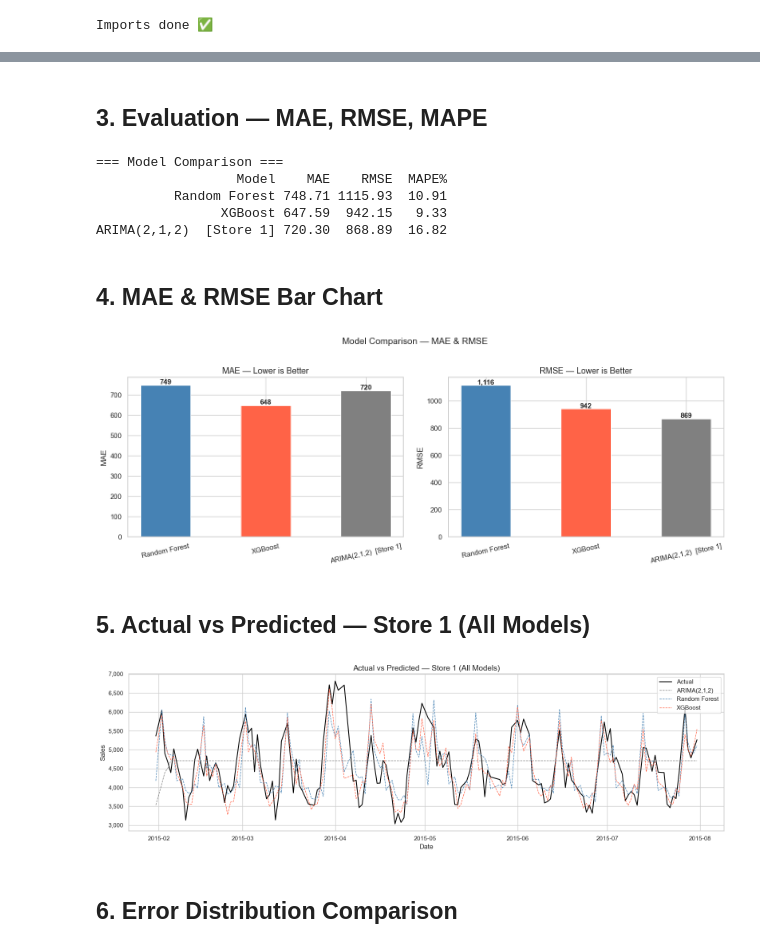
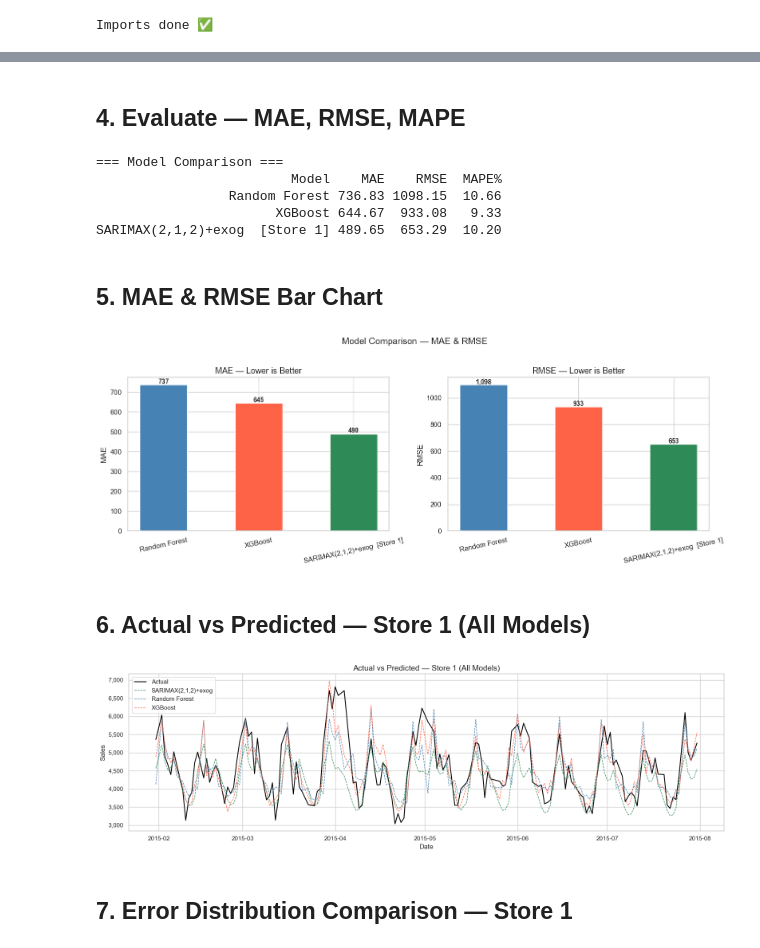
Before and after one commit to Codex610/sales-forecasting-time-series, a Jupyter notebook: notebooks/05_model_comparison.ipynb, the cells around one changed output, grey strips where cells are left out. Cells and saved outputs as stored; diff of their text form; code cells hidden in the pictures.

Commit message:
done till arima

```diff
--- a/notebooks/05_model_comparison.ipynb
+++ b/notebooks/05_model_comparison.ipynb
@@ -17,9 +15,9 @@ import pandas as pd
 import matplotlib.pyplot as plt
 import matplotlib.ticker as mticker
 import seaborn as sns
-import pickle
-import warnings
+import pickle, warnings
 
+from statsmodels.tsa.statespace.sarimax import SARIMAX
 from sklearn.metrics import mean_absolute_error, mean_squared_error
 
 warnings.filterwarnings('ignore')
@@ -27,6 +25,15 @@ sns.set_theme(style='whitegrid', palette='muted')
 plt.rcParams.update({'figure.figsize': (14, 5), 'axes.titlesize': 13})
 
 STORE_ID = 1
+
+EXOG_FEATURES = [
+    'Promo', 'SchoolHoliday', 'IsPublicHoliday', 'IsChristmas',
+    'IsMonday', 'IsSaturday', 'IsMonthEnd', 'IsQ4',
+    'BeforeHoliday', 'AfterHoliday', 'Promo_x_Monday', 'Promo_x_SchoolHol',
+    'fourier_weekly_sin_7_1', 'fourier_weekly_cos_7_1',
+    'fourier_annual_sin_365_1', 'fourier_annual_cos_365_1',
+]
+
 print('Imports done ✅')
 # %% [output]
 Imports done ✅
@@ -49,12 +55,8 @@ Features    : 94
 # %%
 with open('../models/random_forest.pkl', 'rb') as f:
     rf_model = pickle.load(f)
-
 with open('../models/xgboost.pkl', 'rb') as f:
     xgb_model = pickle.load(f)
 
-with open('../models/arima_model.pkl', 'rb') as f:
-    arima_model = pickle.load(f)
-
-print('All models loaded ✅')
+print('ML models loaded ✅')
 # %% [output]
@@ -78,73 +141,68 @@ ARIMA predictions    : 150 (Store 1)
 # %% [markdown]
-## 3. Evaluation — MAE, RMSE, MAPE
+## 4. Evaluate — MAE, RMSE, MAPE
 # %%
 def evaluate(actual, predicted, label):
     mae  = mean_absolute_error(actual, predicted)
     rmse = np.sqrt(mean_squared_error(actual, predicted))
     mape = np.mean(np.abs((actual - predicted) / (actual + 1e-8))) * 100
-    return {'Model': label, 'MAE': round(mae, 2), 'RMSE': round(rmse, 2), 'MAPE%': round(mape, 2)}
+    return {'Model': label, 'MAE': round(mae, 2),
+            'RMSE': round(rmse, 2), 'MAPE%': round(mape, 2)}
 
 results = [
-    evaluate(y_val_actual, rf_pred,    'Random Forest'),
-    evaluate(y_val_actual, xgb_pred,   'XGBoost'),
-    evaluate(arima_actual, arima_pred, f'ARIMA(2,1,2)  [Store {STORE_ID}]'),
+    evaluate(y_val_actual, rf_pred,  'Random Forest'),
+    evaluate(y_val_actual, xgb_pred, 'XGBoost'),
+    evaluate(act_a, sx_a,            f'SARIMAX(2,1,2)+exog  [Store {STORE_ID}]'),
 ]
-
 results_df = pd.DataFrame(results)
 print('\n=== Model Comparison ===')
 print(results_df.to_string(index=False))
 # %% [output]
 === Model Comparison ===
-                  Model    MAE    RMSE  MAPE%
-          Random Forest 748.71 1115.93  10.91
-                XGBoost 647.59  942.15   9.33
-ARIMA(2,1,2)  [Store 1] 720.30  868.89  16.82
+                         Model    MAE    RMSE  MAPE%
+                 Random Forest 736.83 1098.15  10.66
+                       XGBoost 644.67  933.08   9.33
+SARIMAX(2,1,2)+exog  [Store 1] 489.65  653.29  10.20
 # %% [markdown]
-## 4. MAE & RMSE Bar Chart
+## 5. MAE & RMSE Bar Chart
 # %%
-colors = ['steelblue', 'tomato', 'gray']
+colors = ['steelblue', 'tomato', 'seagreen']
 fig, axes = plt.subplots(1, 2, figsize=(14, 5))
-
 for ax, metric in zip(axes, ['MAE', 'RMSE']):
     bars = ax.bar(results_df['Model'], results_df[metric],
                   color=colors, edgecolor='white', width=0.5)
     ax.set_title(f'{metric} — Lower is Better')
     ax.set_ylabel(metric)
     ax.tick_params(axis='x', rotation=12)
     for bar, val in zip(bars, results_df[metric]):
-        ax.text(bar.get_x() + bar.get_width() / 2,
-                bar.get_height() + 5,
-                f'{val:,.0f}', ha='center', fontweight='bold', fontsize=11)
-
+        ax.text(bar.get_x() + bar.get_width()/2, bar.get_height() + 5,
+                f'{val:,.0f}', ha='center', fontweight='bold', fontsize=10)
 plt.suptitle('Model Comparison — MAE & RMSE', fontsize=14, y=1.02)
 plt.tight_layout()
 plt.savefig('../reports/figures/final_comparison.png', dpi=150)
 plt.show()
 # %% [output]
-[figure, old version]
+[figure, new version]
 # %% [markdown]
-## 5. Actual vs Predicted — Store 1 (All Models)
+## 6. Actual vs Predicted — Store 1 (All Models)
 # %%
-dates_s    = val_df.loc[store_mask, 'Date'].values
-rf_pred_s  = rf_pred[store_mask]
-xgb_pred_s = xgb_pred[store_mask]
-
 fig, ax = plt.subplots(figsize=(16, 5))
-ax.plot(dates_s, arima_actual, color='black',     linewidth=1.5, label='Actual')
-ax.plot(dates_s, arima_pred,   color='gray',      linewidth=1.0, linestyle='--', label='ARIMA(2,1,2)')
-ax.plot(dates_s, rf_pred_s,    color='steelblue', linewidth=1.0, linestyle='--', label='Random Forest')
-ax.plot(dates_s, xgb_pred_s,   color='tomato',    linewidth=1.0, linestyle='--', label='XGBoost')
-
+ax.plot(dates_s1, act_a,  color='black',    linewidth=1.5, label='Actual')
+ax.plot(dates_s1, sx_a,   color='seagreen', linewidth=1.0,
+        linestyle='--', label='SARIMAX(2,1,2)+exog')
+ax.plot(dates_s1, rf_a,   color='steelblue',linewidth=1.0,
+        linestyle='--', label='Random Forest')
+ax.plot(dates_s1, xgb_a,  color='tomato',   linewidth=1.0,
+        linestyle='--', label='XGBoost')
 ax.set_title(f'Actual vs Predicted — Store {STORE_ID} (All Models)', fontsize=14)
 ax.set_xlabel('Date')
 ax.set_ylabel('Sales')
-ax.yaxis.set_major_formatter(mticker.FuncFormatter(lambda x, _: f'{x:,.0f}'))
+ax.yaxis.set_major_formatter(mticker.FuncFormatter(lambda x,_: f'{x:,.0f}'))
 ax.legend()
 plt.tight_layout()
 plt.savefig('../reports/figures/all_models_forecast.png', dpi=150)
 plt.show()
 # %% [output]
-[figure, old version]
+[figure, new version]
 # %% [markdown]
-## 6. Error Distribution Comparison
+## 7. Error Distribution Comparison — Store 1
 # %%
```
Also changed, not shown: parts of 20 cells of this notebook, 28 other files.
